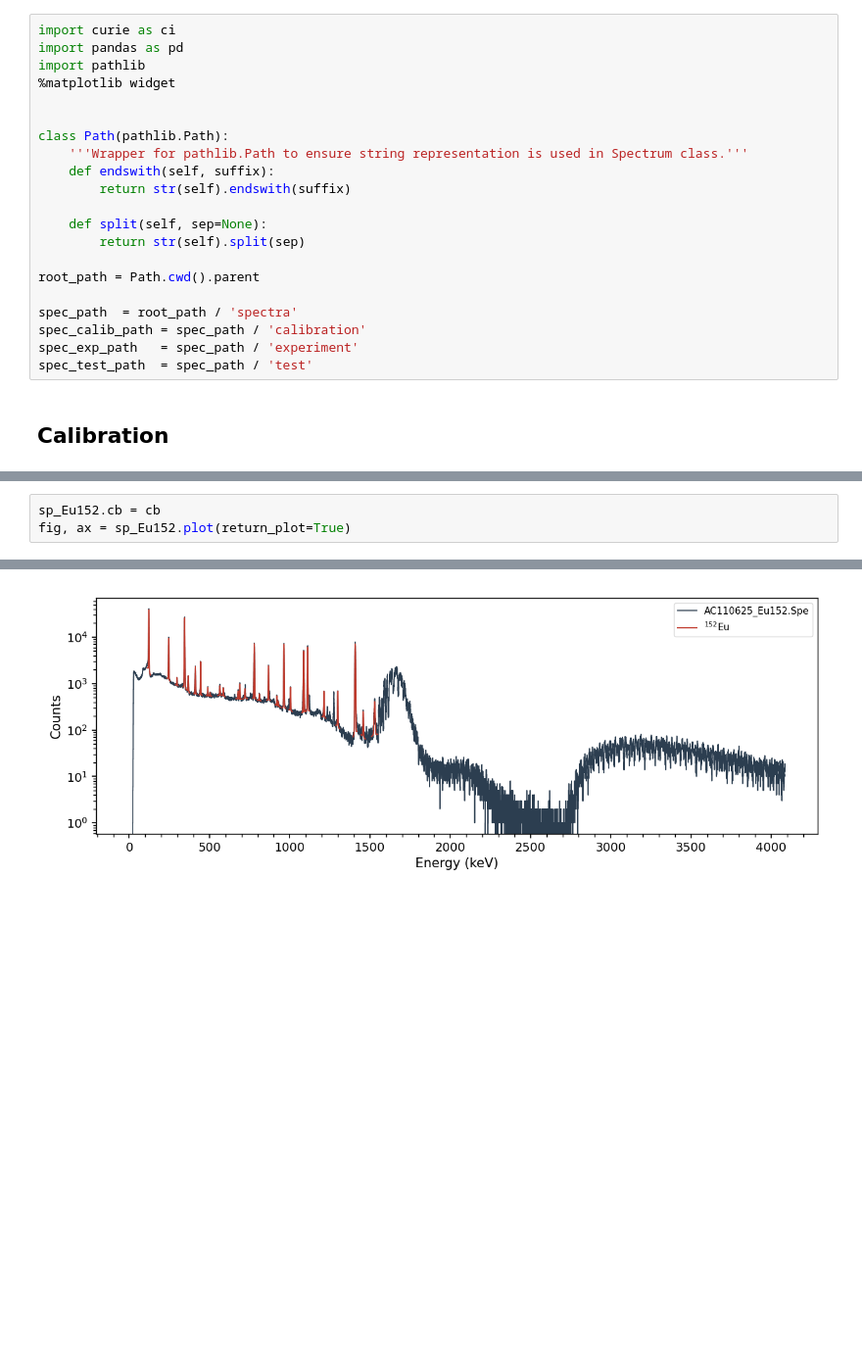
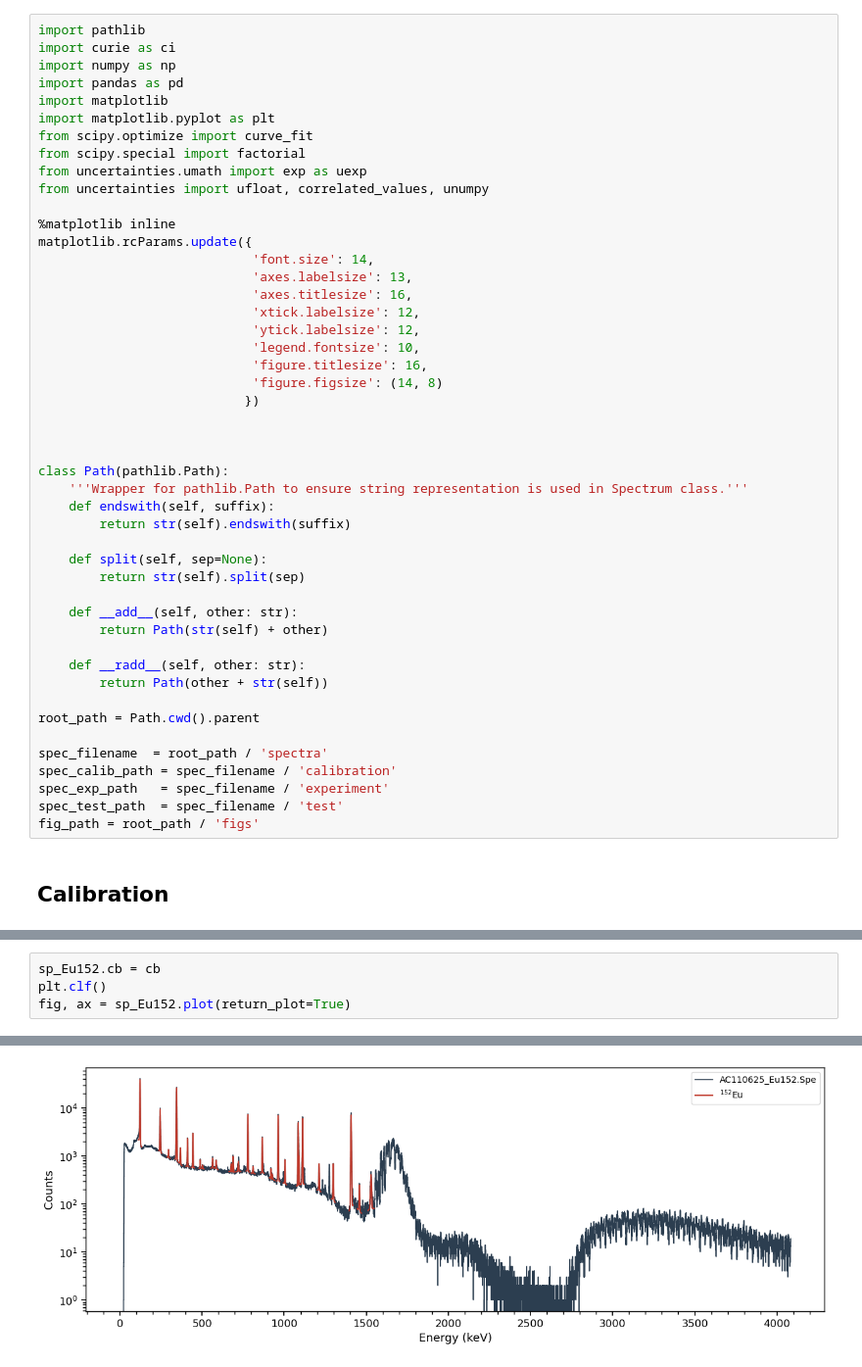
Before and after one commit to Oskar-Idland/Medical-Applications-of-Nuclear-Physics, a Jupyter notebook: src/analysis.ipynb, the cells around one changed output, grey strips where cells are left out. Shown at 98% size. Saved outputs shown, nothing was run; the diff lists cells and outputs as text; blank space fills up the shorter version.

```diff
--- a/src/analysis.ipynb
+++ b/src/analysis.ipynb
@@ -1,10 +1,29 @@
 # %% [markdown]
 ## Imports & Setup
 # %%
+import pathlib
 import curie as ci
+import numpy as np
 import pandas as pd
-import pathlib
-%matplotlib widget
+import matplotlib
+import matplotlib.pyplot as plt
+from scipy.optimize import curve_fit
+from scipy.special import factorial
+from uncertainties.umath import exp as uexp
+from uncertainties import ufloat, correlated_values, unumpy
+
+%matplotlib inline
+matplotlib.rcParams.update({
+                            'font.size': 14,
+                            'axes.labelsize': 13,
+                            'axes.titlesize': 16,
+                            'xtick.labelsize': 12,
+                            'ytick.labelsize': 12,
+                            'legend.fontsize': 10,
+                            'figure.titlesize': 16,
+                            'figure.figsize': (14, 8)
+                           })
+
 
 
 class Path(pathlib.Path):
@@ -15,12 +34,19 @@ class Path(pathlib.Path):
     def split(self, sep=None):
         return str(self).split(sep)
 
+    def __add__(self, other: str):
+        return Path(str(self) + other)
+
+    def __radd__(self, other: str):
+        return Path(other + str(self))
+
 root_path = Path.cwd().parent
 
-spec_path  = root_path / 'spectra'
-spec_calib_path = spec_path / 'calibration'
-spec_exp_path   = spec_path / 'experiment'
-spec_test_path  = spec_path / 'test'
+spec_filename  = root_path / 'spectra'
+spec_calib_path = spec_filename / 'calibration'
+spec_exp_path   = spec_filename / 'experiment'
+spec_test_path  = spec_filename / 'test'
+fig_path = root_path / 'figs'
 # %% [markdown]
 ## Calibration
 # %%
@@ -71,4 +159,5 @@ WARNING: Isotope 152EU has un-resolvable gammas at 719.346 and 719.36 ... Intens
 # %%
 sp_Eu152.cb = cb
+plt.clf()
 fig, ax = sp_Eu152.plot(return_plot=True)
 # %% [output]
@@ -77,2 +165,2 @@ WARNING: Isotope 152EU has un-resolvable gammas at 719.346 and 719.36 ... Intens
-[figure, old version]
+[figure, new version]
 # %%
```
Also changed, not shown: parts of 33 cells of this notebook, 36 other files.
